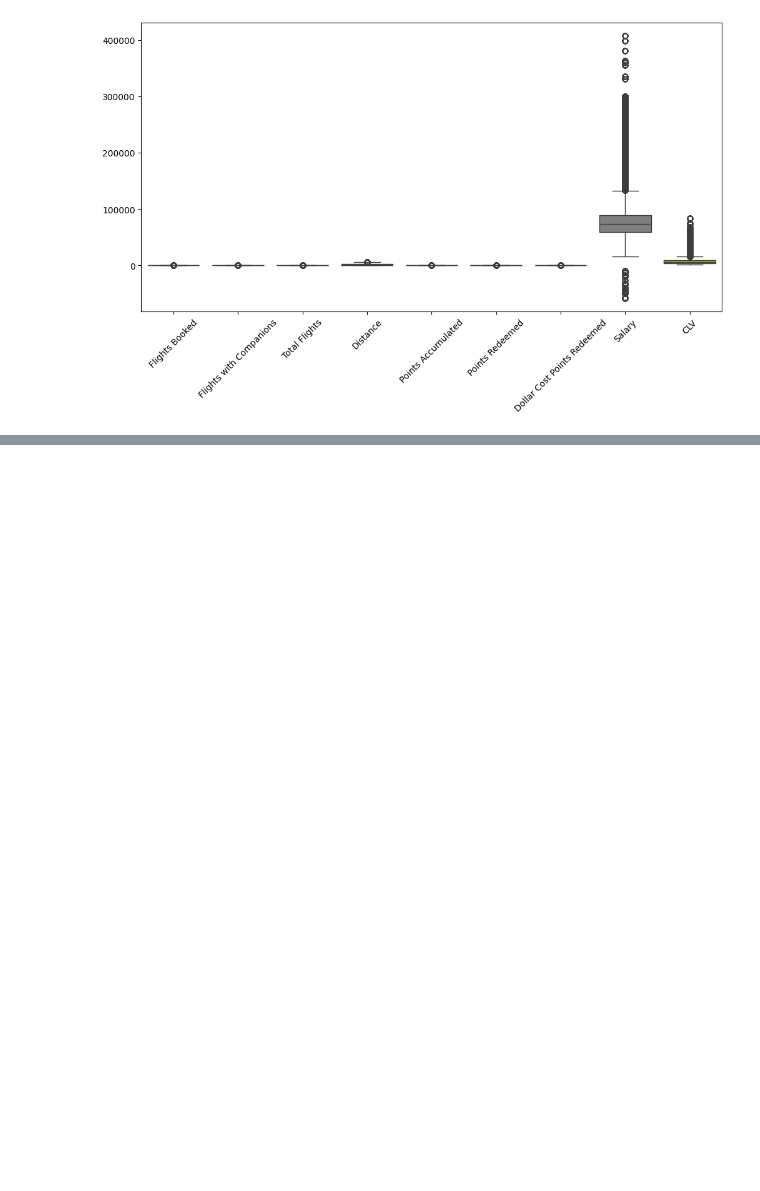
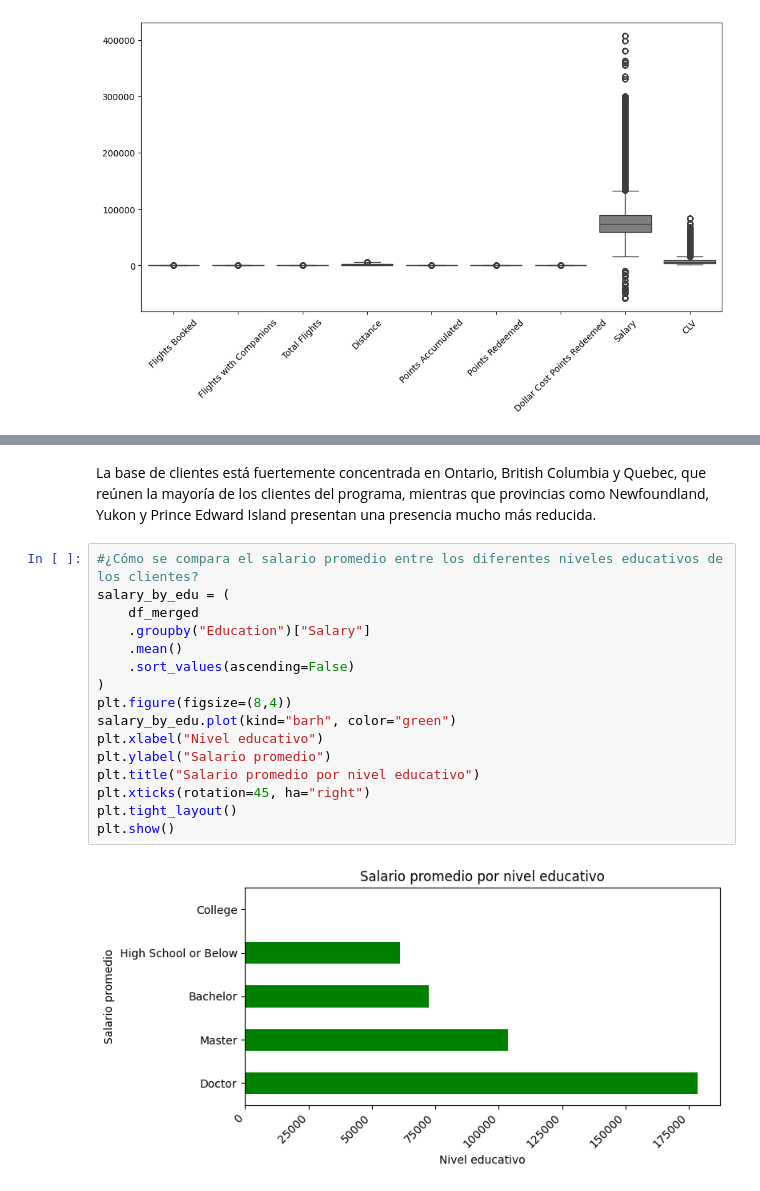
Before and after one commit to Adalab/bda-modulo-3-evaluacion-final-Ruthpsegovia, a Jupyter notebook: Evaluacion-Modulo-3-Ruth-Perez-Segovia.ipynb, the cells around one changed output, grey strips where cells are left out. Drawn from its saved outputs; the diff is of its cells as text; blank space fills up the shorter version.

```diff
--- a/Evaluacion-Modulo-3-Ruth-Perez-Segovia.ipynb
+++ b/Evaluacion-Modulo-3-Ruth-Perez-Segovia.ipynb
@@ -410,0 +552,20 @@ El diagrama de dispersión entre `Total Flights` y `CLV` muestra una tendencia c
+# %% [markdown]
+La base de clientes está fuertemente concentrada en Ontario, British Columbia y Quebec, que reúnen la mayoría de los clientes del programa, mientras que provincias como Newfoundland, Yukon y Prince Edward Island presentan una presencia mucho más reducida.
+# %%
+#¿Cómo se compara el salario promedio entre los diferentes niveles educativos de los clientes?
+salary_by_edu = (
+    df_merged
+    .groupby("Education")["Salary"]
+    .mean()
+    .sort_values(ascending=False)
+)
+plt.figure(figsize=(8,4))
+salary_by_edu.plot(kind="barh", color="green")
+plt.xlabel("Nivel educativo")
+plt.ylabel("Salario promedio")
+plt.title("Salario promedio por nivel educativo")
+plt.xticks(rotation=45, ha="right")
+plt.tight_layout()
+plt.show()
+# %% [output]
+[figure, added]
```
Also changed, not shown: parts of 20 cells of this notebook.
